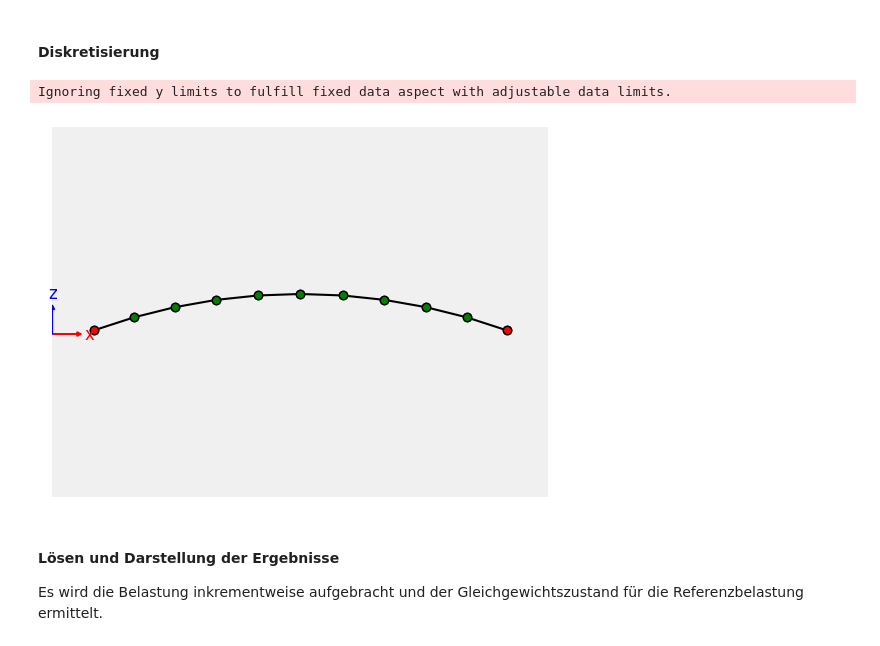
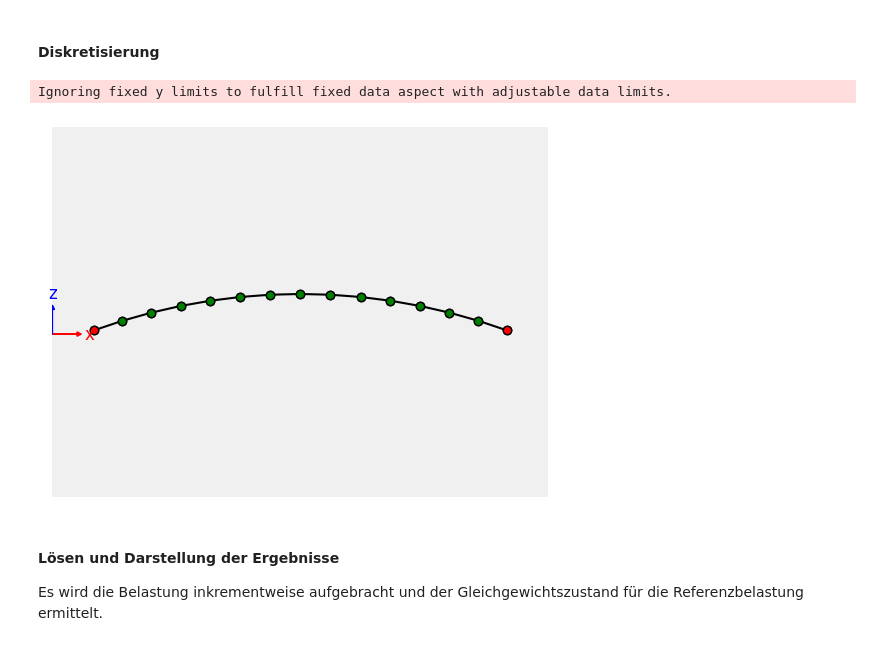
Before and after one commit to FJFalkner/Geometric_Nonlinear_FEM_2D, a Jupyter notebook: stability_circular_arch.ipynb, the cells around one changed output. Drawn from its saved outputs; the diff is of its cells as text; code cells hidden in the pictures.

```diff
--- a/stability_circular_arch.ipynb
+++ b/stability_circular_arch.ipynb
@@ -37,11 +37,11 @@ I = b * h**3 / 12           # Flächenträgheitsmoment in m^4
 # %%
 pk = p_k(E,I,R,alpha)
 F0 = 0.5*pk
-mesh = GNLexamples.shallowArch(loadCase = "pressure", n = 10, R = R, alpha = alpha, F = F0, b = b, h = h, elType = B2D_SR_ML)
+mesh = GNLexamples.shallowArch(loadCase = "pressure", n = 14, R = R, alpha = alpha, F = F0, b = b, h = h, elType = B2D_SR_ML)
 mesh.plotMesh()
 # %% [output]
 Ignoring fixed y limits to fulfill fixed data aspect with adjustable data limits.
-[figure, old version]
+[figure, new version]
 # %% [markdown]
 #### Lösen und Darstellung der Ergebnisse
 
```
Also changed, not shown: parts of 4 cells of this notebook, 1 other file.
